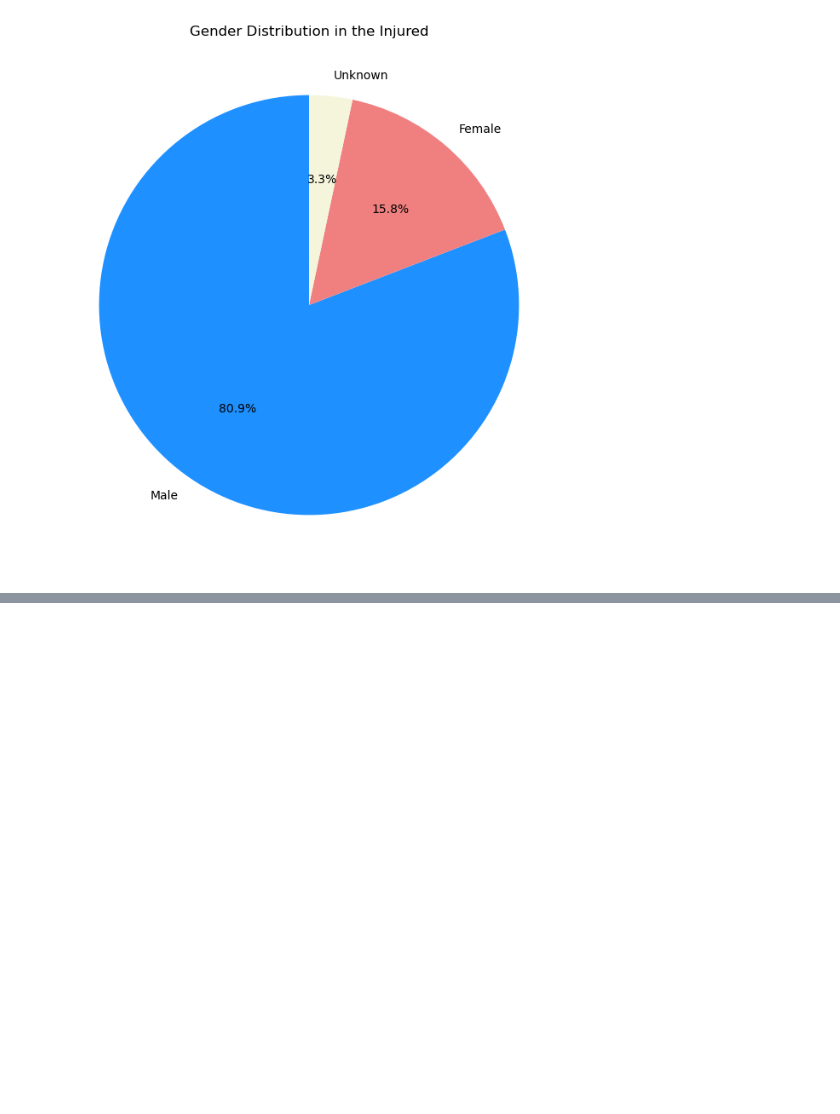
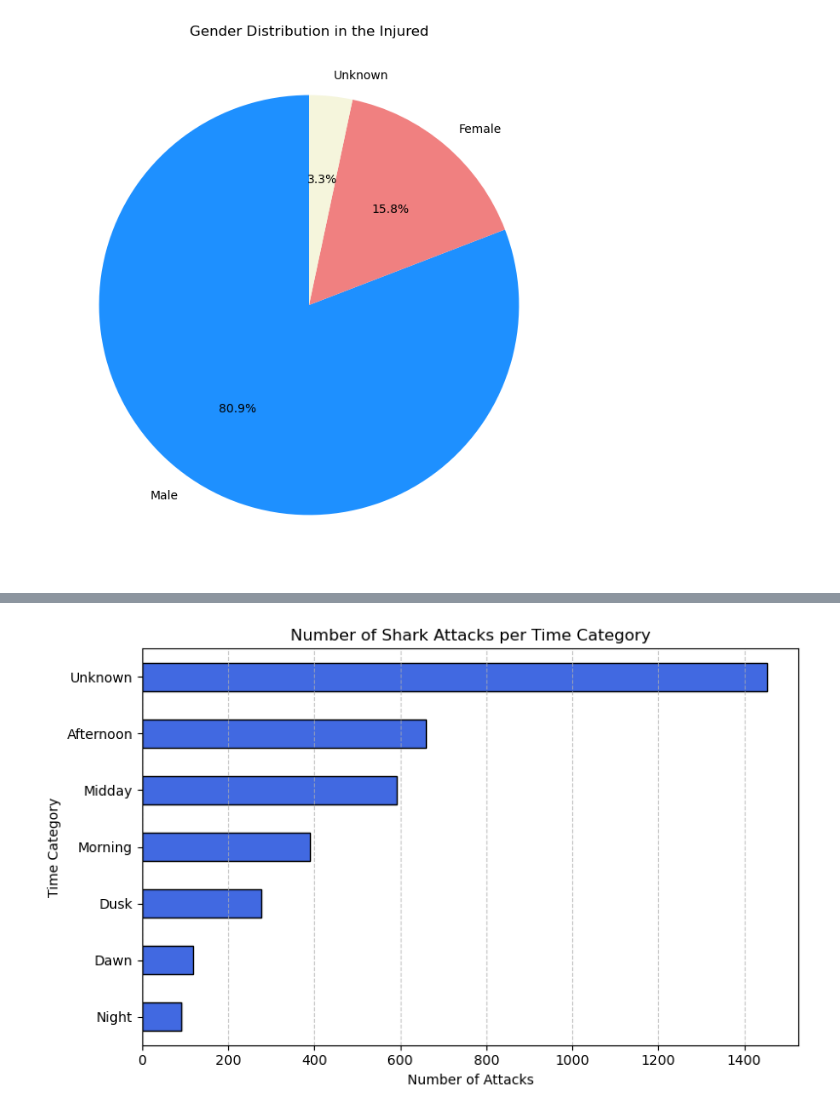
Before and after one commit to SheryllD/shark_attacks_project, a Jupyter notebook: shark_date_cleaning.ipynb, the cells around one changed output, grey strips where cells are left out. Drawn from its saved outputs; the diff is of its cells as text; code cells hidden in the pictures; blank space fills up the shorter version.

```diff
--- a/shark_date_cleaning.ipynb
+++ b/shark_date_cleaning.ipynb
@@ -1494,0 +1646,20 @@ plt.show()
+# %%
+# Count the number of occurrences per time category
+time_category_counts = df["Time_Category"].value_counts()
+
+# Create a horizontal bar chart
+plt.figure(figsize=(8, 5))
+time_category_counts.sort_values(ascending=True).plot(kind="barh", color="royalblue", edgecolor="black")
+
+# Formatting
+plt.xlabel("Number of Attacks")
+plt.ylabel("Time Category")
+plt.title("Number of Shark Attacks per Time Category")
+plt.grid(axis="x", linestyle="--", alpha=0.7)
+plt.savefig("NumberOfSharksPerTimeCategory.png")
+
+# Show the plot
+plt.tight_layout()
+plt.show()
+# %% [output]
+[figure, added]
```
Also changed, not shown: parts of 8 cells of this notebook, 3 other files.
